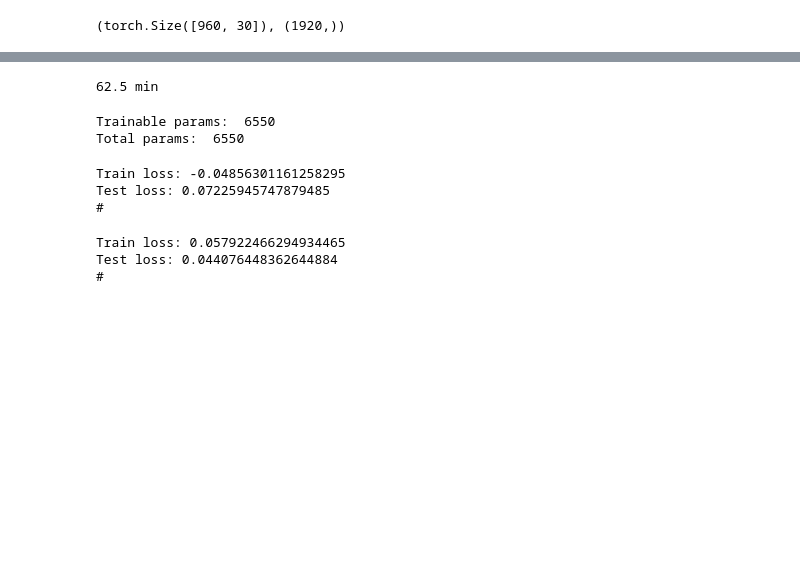
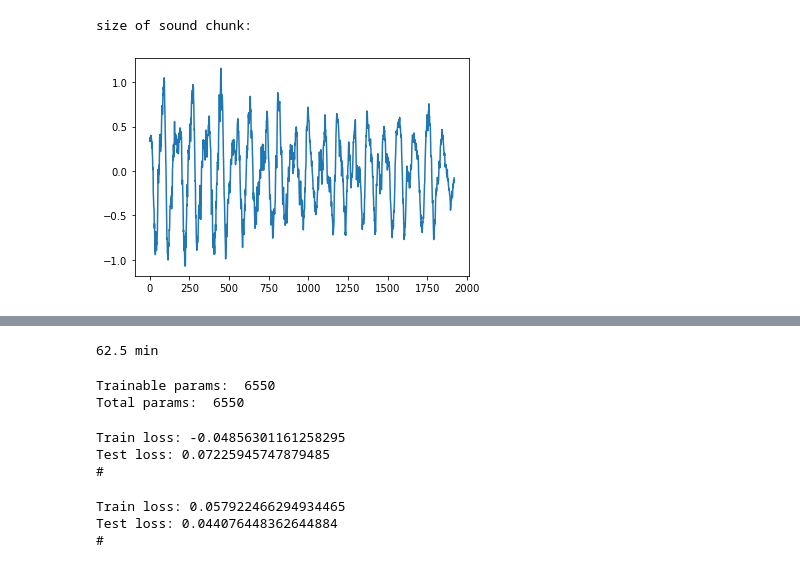
Before and after one commit to amvosk/NeuralVoice, a Jupyter notebook: datasets.ipynb, the cells around one changed output, grey strips where cells are left out. Saved outputs shown, nothing was run; the diff lists cells and outputs as text; code cells hidden in the pictures; blank space fills up the shorter version.

```diff
--- a/datasets.ipynb
+++ b/datasets.ipynb
@@ -86,8 +86,10 @@ if create_output:
 
         # open one of the files with expe
         with h5py.File(filepath,'r+') as input_file:
-            ecog = np.array(input_file['RawData']['Samples'][:, :30], dtype='double')
-            sound = np.array(input_file['RawData']['Samples'][:, 30], dtype='double')
+            data = input_file['RawData']['Samples'][()]
+            ecog = (data[:, :30]).astype("float64")
+            sound = (data[:, 31]).astype("float64")
+            del data
 
         # remove unrelated data, downsample, filter, scale, and convert to 'float32'
         ecog = ecog[int(left_remove_index[i]):,:]
@@ -124,8 +126,8 @@ class NeuralSignalDataset(Dataset):
 
     def _make_batches(self, filepath, subset):
         with h5py.File(filepath,'r+') as input_file:
-            ecog = np.array(input_file[subset + '/ecog'], dtype=np.float32)
-            sound = np.array(input_file[subset + '/sound'], dtype=np.float32)
+            ecog = input_file[subset + '/ecog'][()]
+            sound = input_file[subset + '/sound'][()]
         batches = self.transform_data(ecog, sound)
         return batches
 
@@ -170,17 +172,22 @@ config_ts ={
     'ecog_lag_backward_ms': 200,
     'ecog_lag_forward_ms': 200,
     'frequency_sound': 19200,
-    'sound_window': 100,
+    'sound_window_ms': 100,
 }
-print(f'size of sound chunk: {config_ts[]}')
+print(f'size of sound chunk:')
 dataset = NeuralSignalDatasetTS(config_ts)
 loader = DataLoader(dataset, batch_size=32, shuffle=True)
+# %% [output]
+size of sound chunk:
 # %%
-ecog_chunk, sound_chunk = dataset[0]
+ecog_chunk, sound_chunk = dataset[51]
+ecog_chunk = ecog_chunk.numpy()
 sound_chunk = sound_chunk.numpy()
-# %%
-ecog_chunk.size(), sound_chunk.shape
-# %% [output]
-(torch.Size([960, 30]), (1920,))
+# %%
+
+plt.plot(sound_chunk)
+plt.show()
+# %% [output]
+[figure, added]
 # %%
 def extract_mfccs(sound, sr, i_mel, lngt):
```
Also changed, not shown: parts of 4 cells of this notebook.
